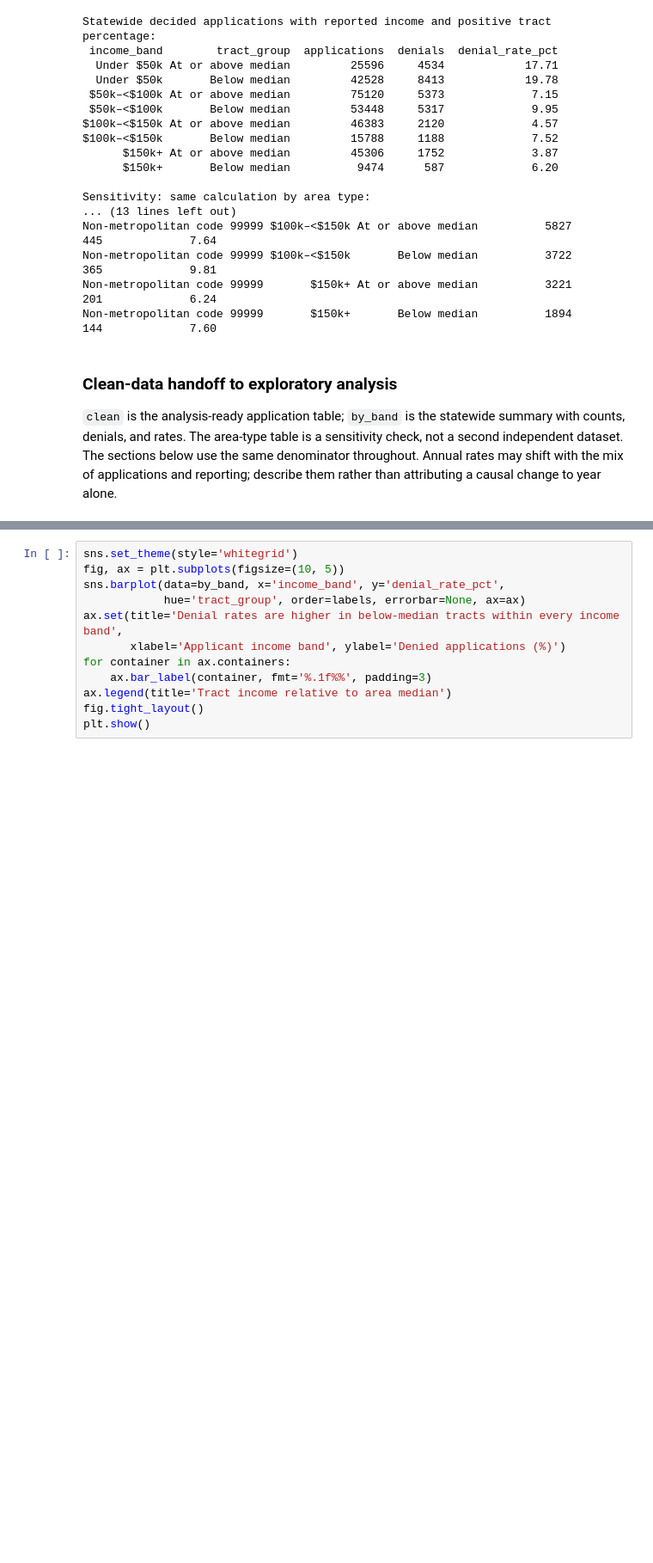
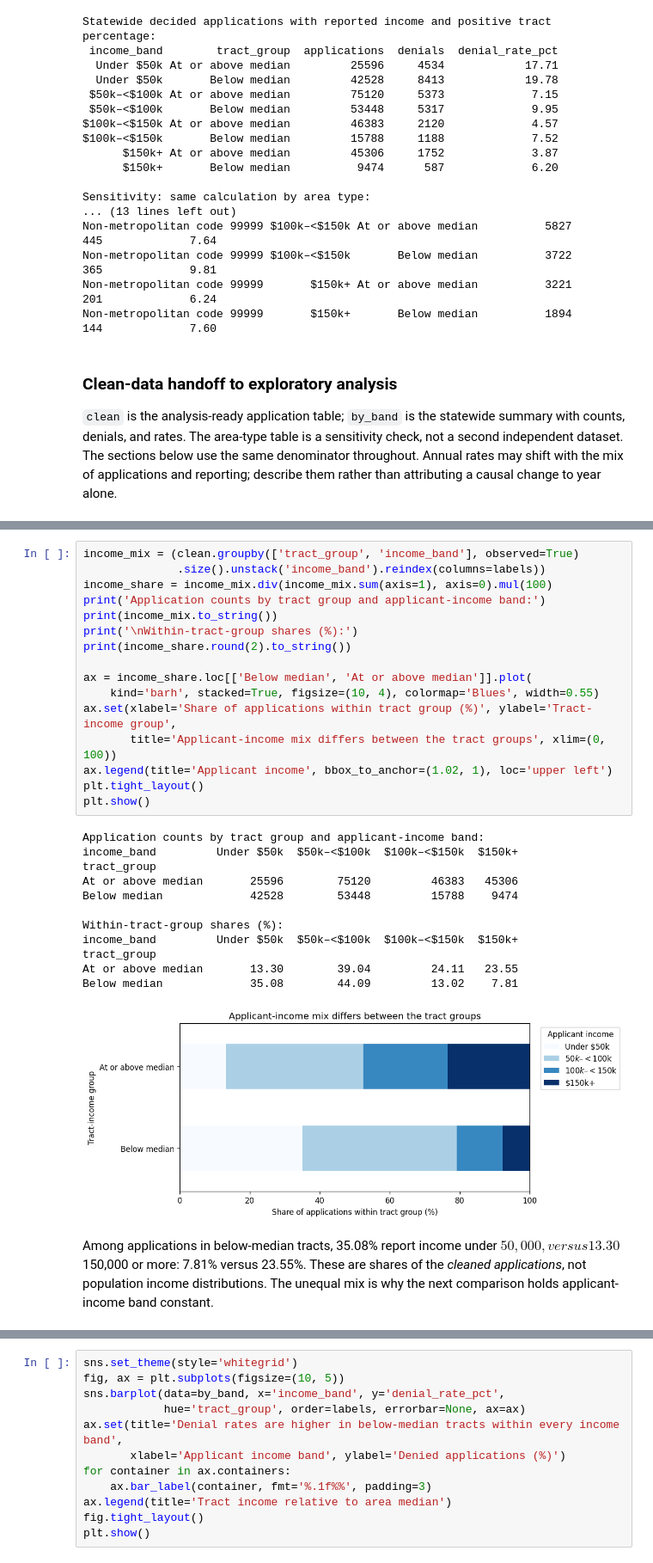
Before and after one commit to jsperson/newman_data_analysis, a Jupyter notebook: assignments/Final_Project/Final Project - Kansas HMDA Home-Purchase Applications.ipynb, the cells around one changed output, grey strips where cells are left out. Shown at 86% size. Cells and saved outputs as stored; diff of their text form; blank space fills up the shorter version.

```diff
--- a/assignments/Final_Project/Final Project - Kansas HMDA Home-Purchase Applications.ipynb
+++ b/assignments/Final_Project/Final Project - Kansas HMDA Home-Purchase Applications.ipynb
@@ -239,0 +257,31 @@ The descriptive rate table above answers the central comparison while retaining
+# %%
+income_mix = (clean.groupby(['tract_group', 'income_band'], observed=True)
+              .size().unstack('income_band').reindex(columns=labels))
+income_share = income_mix.div(income_mix.sum(axis=1), axis=0).mul(100)
+print('Application counts by tract group and applicant-income band:')
+print(income_mix.to_string())
+print('\nWithin-tract-group shares (%):')
+print(income_share.round(2).to_string())
+
+ax = income_share.loc[['Below median', 'At or above median']].plot(
+    kind='barh', stacked=True, figsize=(10, 4), colormap='Blues', width=0.55)
+ax.set(xlabel='Share of applications within tract group (%)', ylabel='Tract-income group',
+       title='Applicant-income mix differs between the tract groups', xlim=(0, 100))
+ax.legend(title='Applicant income', bbox_to_anchor=(1.02, 1), loc='upper left')
+plt.tight_layout()
+plt.show()
+# %% [output]
+Application counts by tract group and applicant-income band:
+income_band         Under $50k  $50k–<$100k  $100k–<$150k  $150k+
+tract_group
+At or above median       25596        75120         46383   45306
+Below median             42528        53448         15788    9474
+
+Within-tract-group shares (%):
+income_band         Under $50k  $50k–<$100k  $100k–<$150k  $150k+
+tract_group
+At or above median       13.30        39.04         24.11   23.55
+Below median             35.08        44.09         13.02    7.81
+[figure, added]
+# %% [markdown]
+Among applications in below-median tracts, 35.08% report income under $50,000, versus 13.30% in tracts at or above the median. The reverse is visible at $150,000 or more: 7.81% versus 23.55%. These are shares of the *cleaned applications*, not population income distributions. The unequal mix is why the next comparison holds applicant-income band constant.
```
Also changed, not shown: parts of 15 cells of this notebook.
